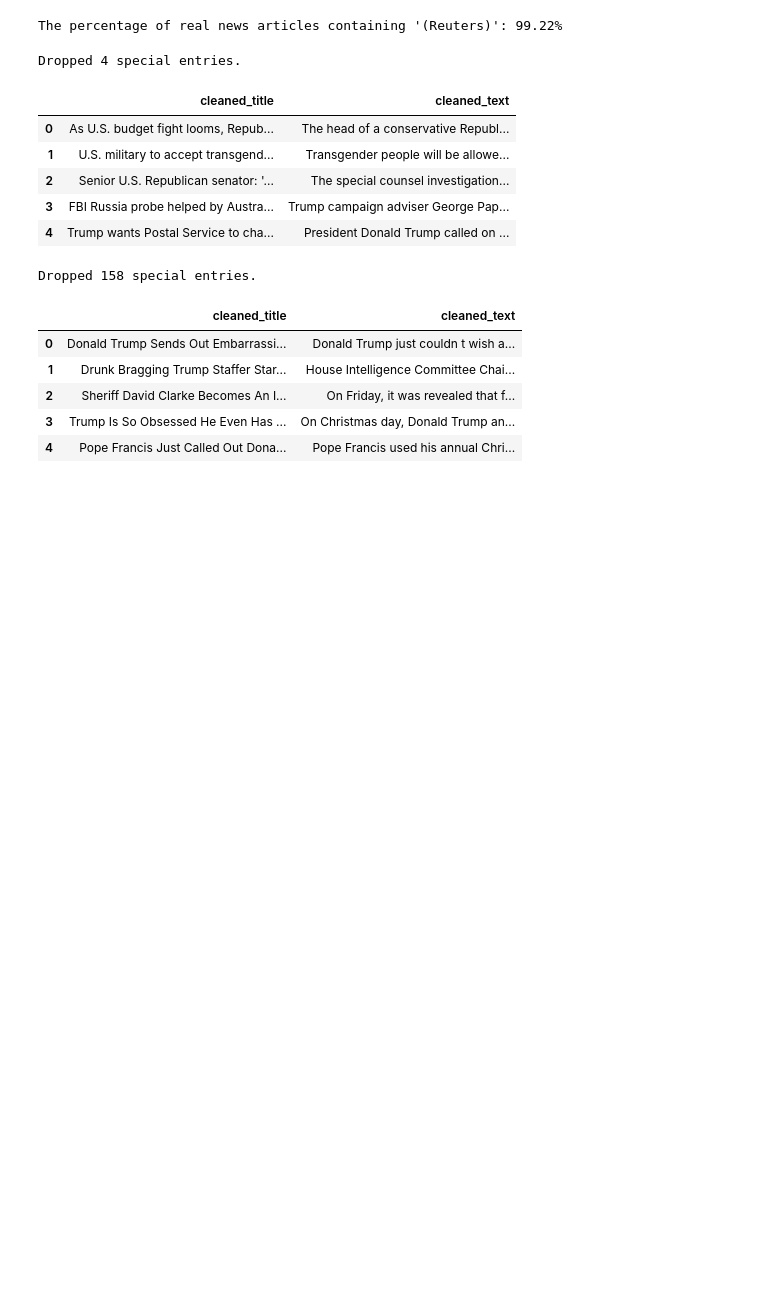
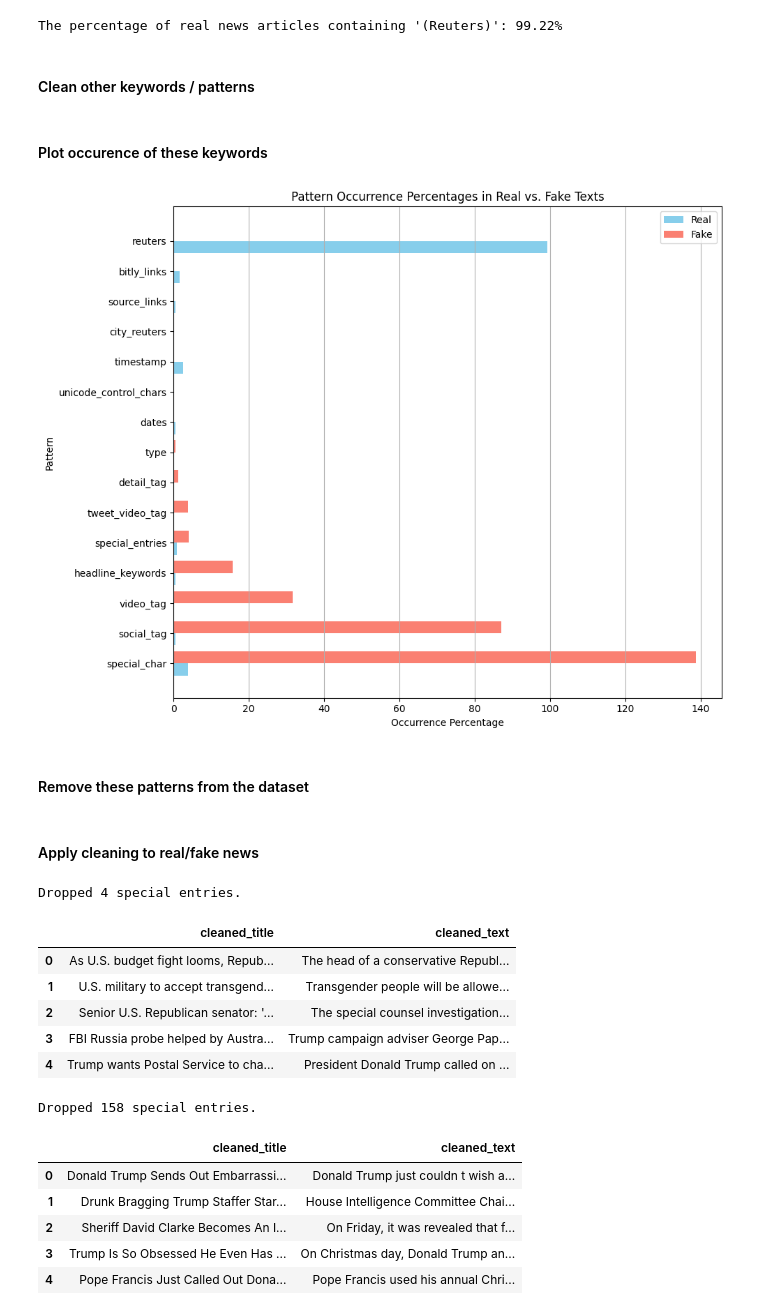
Before and after one commit to mastrich00/FakeNewsNLP, a Jupyter notebook: ISOT/main.ipynb, the cells around one changed output. Drawn from its saved outputs; the diff is of its cells as text; code cells hidden in the pictures; blank space fills up the shorter version.

```diff
--- a/ISOT/main.ipynb
+++ b/ISOT/main.ipynb
@@ -282,5 +308,7 @@ count = real_data["text"].str.contains(r"\(Reuters\)").sum()
 print(f"The percentage of real news articles containing '(Reuters)': {np.round(count/len(real_data)*100,2)}%")
 # %% [output]
 The percentage of real news articles containing '(Reuters)': 99.22%
+# %% [markdown]
+#### Clean other keywords / patterns
 # %%
 # Define pattern variables.
@@ -388 +345,76 @@ patterns = {
+# %% [markdown]
+#### Plot occurence of these keywords
+# %%
+# Create dictionary mapping descriptive names to the pattern variables.
+patterns = {
+    'city_reuters': city_reuters_pattern,
+    'timestamp': timestamp_pattern,
+    'dates': dates_pattern,
+    'source_links': source_links_pattern,
+    'bitly_links': bitly_links_pattern,
+    'reuters': reuters_pattern,
+    'social_tag': social_tag_pattern,
+    'special_char': special_char_pattern,
+    'unicode_control_chars': unicode_control_chars_pattern,
+    'headline_keywords': headline_keywords_pattern,
+    'video_tag': video_tag_pattern,
+    'detail_tag': detail_tag_pattern,
+    'tweet_video_tag': tweet_video_tag_pattern,
+    'type': type_pattern,
+    'special_entries': special_entries_pattern
+}
+
+# Combine the 'title' and 'text' columns for both datasets.
+real_texts = [f"{t}: {d}" for t, d in zip(real_data["title"], real_data["text"])]
+fake_texts = [f"{t}: {d}" for t, d in zip(fake_data["title"], fake_data["text"])]
+
+# Initialize dictionaries to store counts.
+pattern_counts_real = {name: 0 for name in patterns.keys()}
+pattern_counts_fake = {name: 0 for name in patterns.keys()}
+
+# Count matches in real_texts.
+for text in real_texts:
+    for name, pattern in patterns.items():
+        matches = re.findall(pattern, text, flags=re.IGNORECASE)
+        pattern_counts_real[name] += len(matches)
+
+# Count matches in fake_texts.
+for text in fake_texts:
+    for name, pattern in patterns.items():
+        matches = re.findall(pattern, text, flags=re.IGNORECASE)
+        pattern_counts_fake[name] += len(matches)
+
+# Calculate ratios by dividing by the number of texts in each set.
+n_real = len(real_texts)
+n_fake = len(fake_texts)
+# Calculate percentages
+ratio_real_percent = {name: (count / n_real) * 100 for name, count in pattern_counts_real.items()}
+ratio_fake_percent = {name: (count / n_fake) * 100 for name, count in pattern_counts_fake.items()}
+
+# Sort patterns by occurrence in fake texts for better visualization
+sorted_patterns = sorted(ratio_fake_percent.keys(), key=lambda k: ratio_fake_percent[k], reverse=True)
+real_values = [ratio_real_percent[k] for k in sorted_patterns]
+fake_values = [ratio_fake_percent[k] for k in sorted_patterns]
+
+# Horizontal bar chart
+fig, ax = plt.subplots(figsize=(10, 8))
+y = np.arange(len(sorted_patterns))
+ax.barh(y - 0.2, real_values, height=0.4, label='Real', color='skyblue', align='center')
+ax.barh(y + 0.2, fake_values, height=0.4, label='Fake', color='salmon', align='center')
+
+# Labels and title
+ax.set_xlabel('Occurrence Percentage')
+ax.set_ylabel('Pattern')
+ax.set_title('Pattern Occurrence Percentages in Real vs. Fake Texts')
+ax.set_yticks(y)
+ax.set_yticklabels(sorted_patterns)
+ax.legend()
+ax.grid(axis='x')
+
+plt.tight_layout()
+plt.show()
+# %% [output]
+[figure, added]
+# %% [markdown]
+#### Remove these patterns from the dataset
 # %%
@@ -514,4 +549,6 @@ def clean_text_fake(text, verbose=False):
     text = remove_special_char(text, verbose)
     text = text.strip()
     return text
+# %% [markdown]
+#### Apply cleaning to real/fake news
 # %%
```
Also changed, not shown: parts of 70 cells of this notebook, 2 other files.
